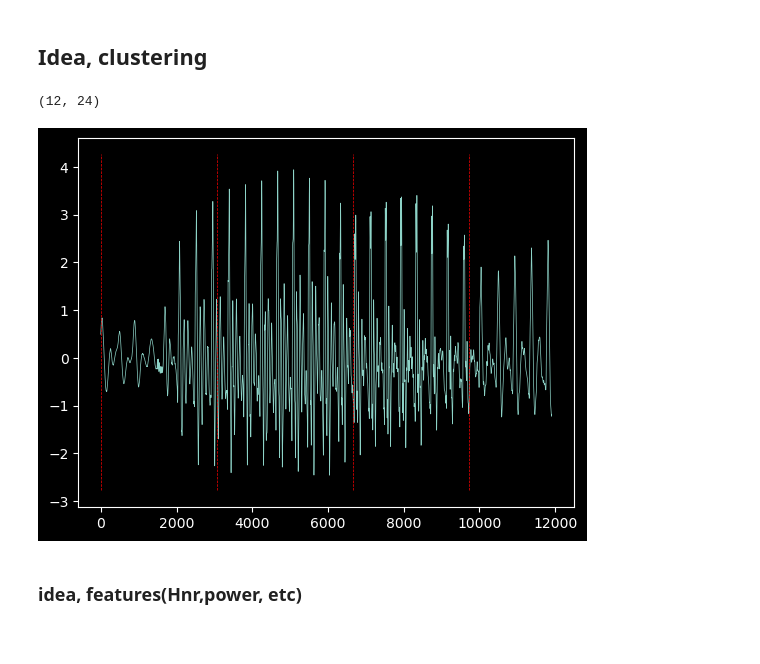
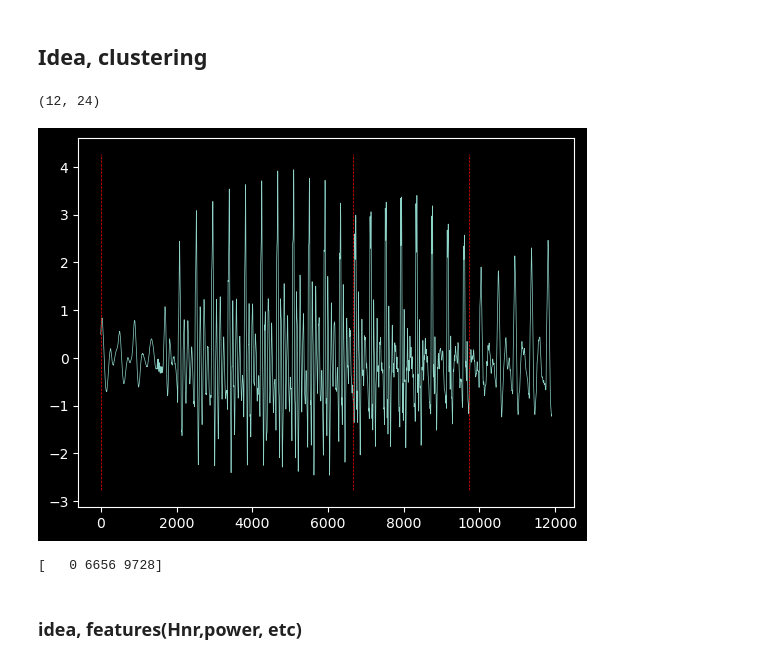
Before and after one commit to TobiasBjork/VowelProject, a Jupyter notebook: test_splits.ipynb, the cells around one changed output. Cells and saved outputs as stored; diff of their text form; code cells hidden in the pictures.

```diff
--- a/test_splits.ipynb
+++ b/test_splits.ipynb
@@ -146,18 +146,32 @@ wavfile.write(
 ## Idea, clustering
 # %%
 chroma = lib.feature.chroma_cqt(y=x, sr=Fs)
-s = lib.frames_to_samples(lib.segment.agglomerative(chroma, 4))
+s = lib.frames_to_samples(lib.segment.agglomerative(chroma, 3))
 
 print(chroma.shape)
-s
+
 
 plt.figure()
 plt.plot(x)
 plt.vlines(s, *plt.ylim(), linestyles="dashed", color="r")
 plt.show()
+
+starts = s
+ends = np.concatenate((s[1:], [len(x)]))
+print(starts)
+frames_chroma = []
+for s, e in zip(starts, ends):
+    frames_chroma.append(x[s:e])
+
+wavfile.write(
+    f"output/chroma{n_vowels}.wav",
+    Fs,
+    tools.stitch_frames(frames_chroma, padding=Fs / 2),
+)
 # %% [output]
 (12, 24)
-[figure, old version]
+[figure, new version]
+[   0 6656 9728]
 # %% [markdown]
 ### idea, features(Hnr,power, etc)
 # %% [markdown]
```
Also changed, not shown: parts of 6 cells of this notebook, 30 other files.
